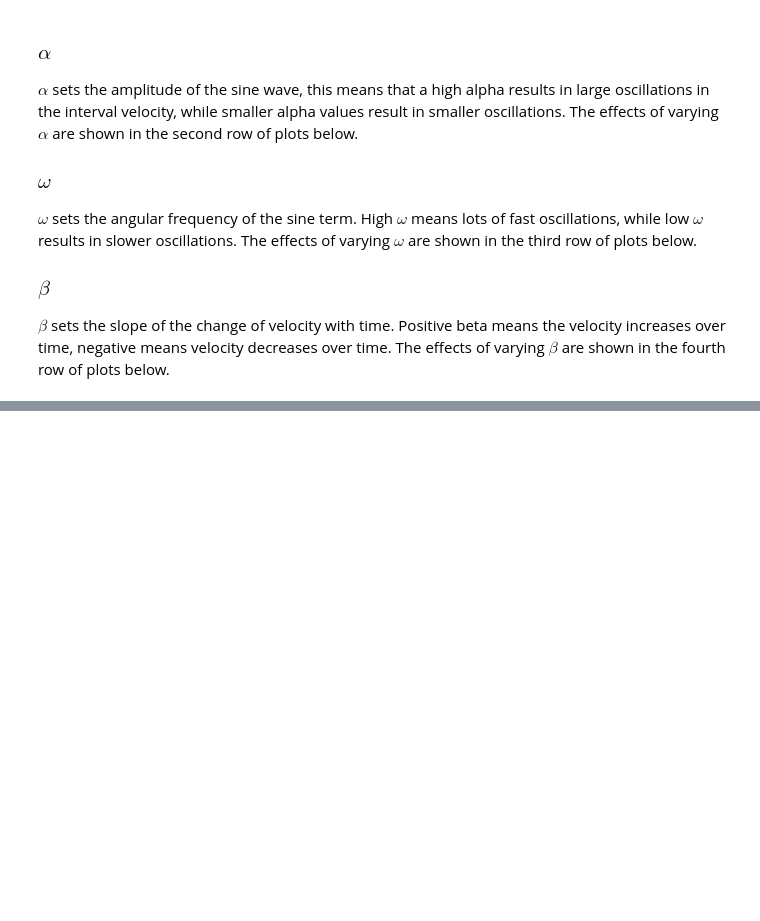
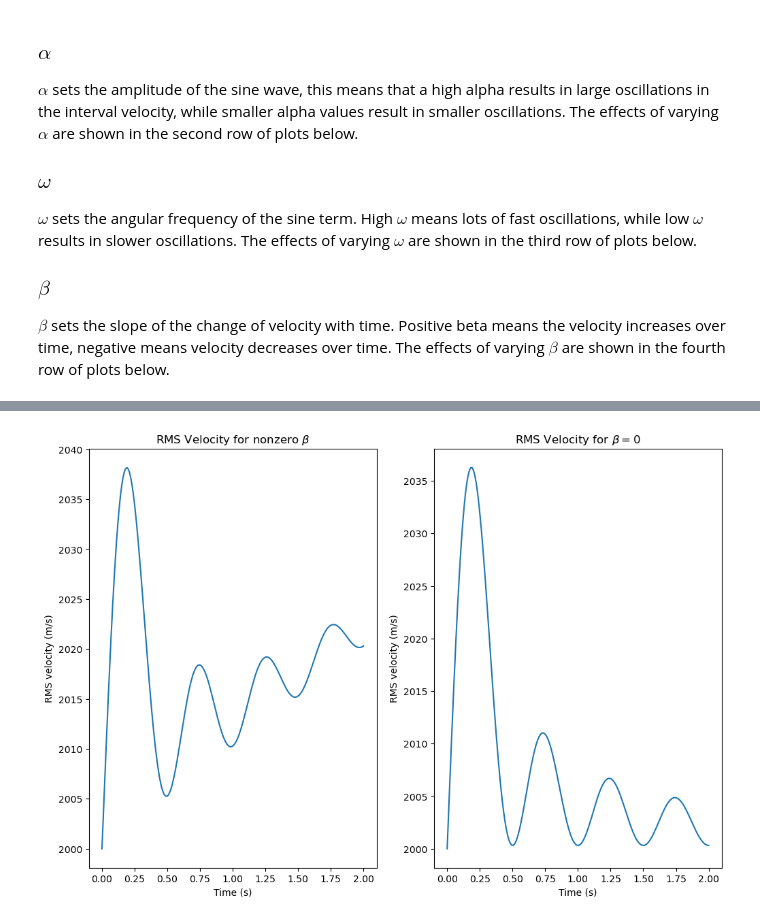
Before and after one commit to ian-ha/eosc454-a2, a Jupyter notebook: assignment2.ipynb, the cells around one changed output, grey strips where cells are left out. Saved outputs shown, nothing was run; the diff lists cells and outputs as text; code cells hidden in the pictures; blank space fills up the shorter version.

```diff
--- a/assignment2.ipynb
+++ b/assignment2.ipynb
@@ -109,0 +111,30 @@ plt.show()
+# %%
+def rms_velocity(v0: float|int, alpha:float, beta: float|int, omega: float|int, time):
+    t_nonzero = time > 0
+    vrms = np.zeros(len(time))
+
+    if omega > 0:
+        term1 = 2*alpha*v0/omega
+        term2 = omega*((-24*alpha*v0-24*alpha*beta*time[t_nonzero])*np.cos(time[t_nonzero]*omega)- 3*alpha**2*np.sin(2*time[t_nonzero]*omega))
+        term3 = 24*alpha*beta*np.sin(omega*time[t_nonzero])
+        term4 = omega**2*(12*time[t_nonzero]*v0**2+12*beta*time[t_nonzero]**2*v0+4*beta**2*time[t_nonzero]**3+6*alpha**2*time[t_nonzero])
+        vrms2 = np.sqrt(1/time[t_nonzero]*(term1 + (term2 + term3 + term4)/(12*omega**2)))
+        vrms[t_nonzero] = vrms2
+        vrms[~t_nonzero] = v0
+    else:
+        vrms = np.sqrt((time**2*beta**2+3*time*v0*beta+3*v0**2)/3)
+    return vrms
+# %%
+v_rms_beta_0 = rms_velocity(v0, alpha,0, omega, time)
+v_rms = rms_velocity(v0, alpha, beta, omega, time)
+fig, axes =  plt.subplots(1, 2, figsize=(12, 8))
+axes[0].plot(time, v_rms)
+axes[1].plot(time, v_rms_beta_0)
+axes[0].set_title("RMS Velocity for nonzero $\\beta$")
+axes[1].set_title("RMS Velocity for $\\beta = 0$")
+
+for ax in axes:
+    ax.set_xlabel("Time (s)")
+    ax.set_ylabel("RMS velocity (m/s)")
+# %% [output]
+[figure, added]
```
Also changed, not shown: parts of 11 cells of this notebook.
